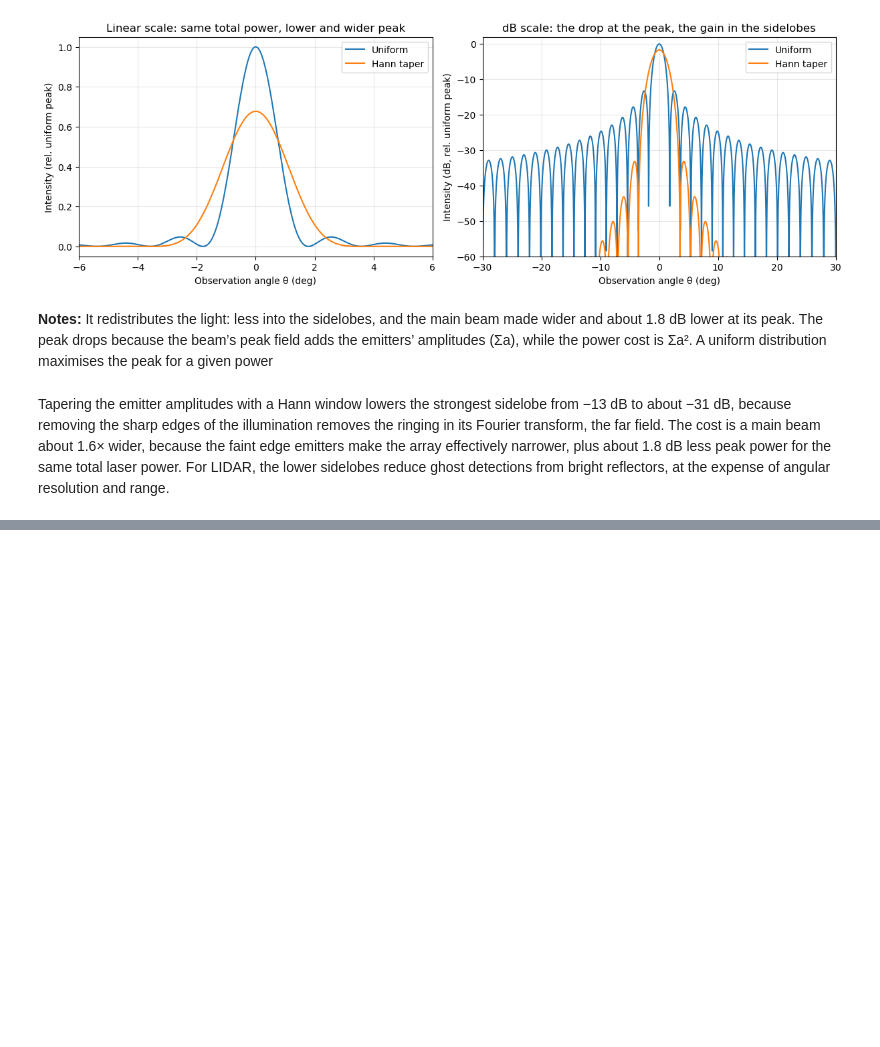
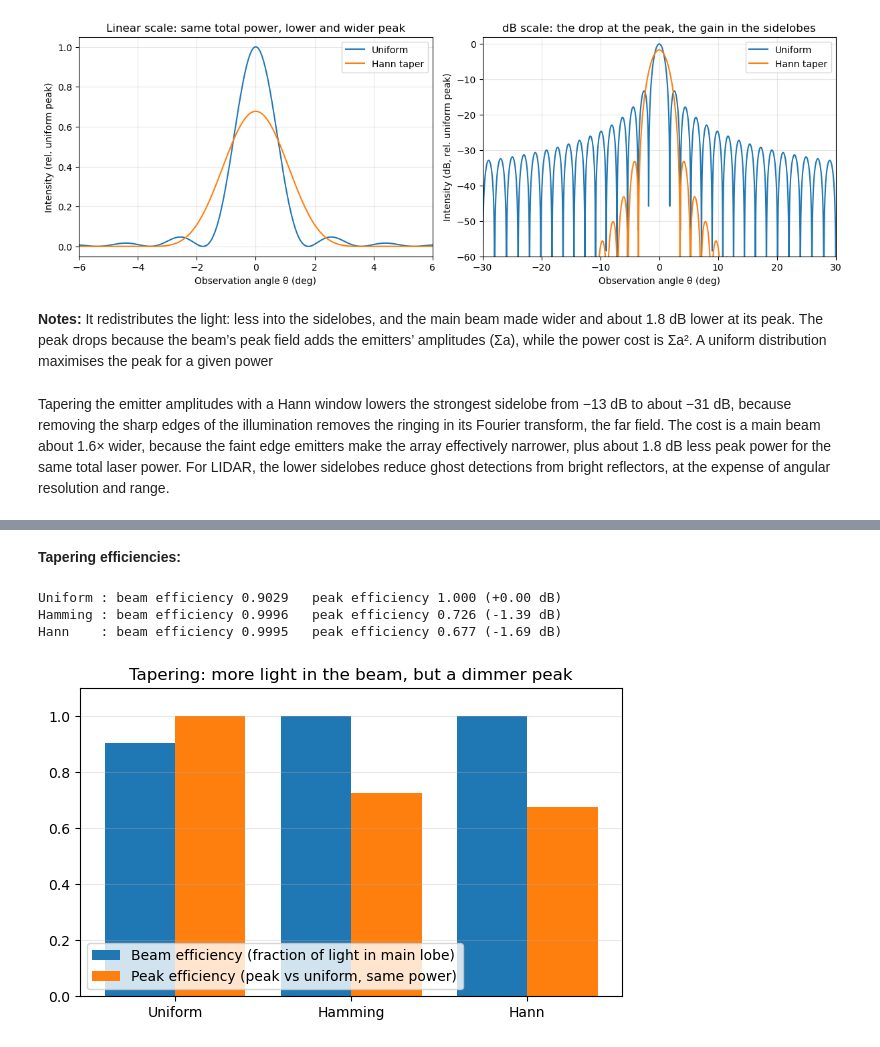
Before and after one commit to sidderz56/opa-beam-steering, a Jupyter notebook: 04_phase_errors.ipynb, the cells around one changed output, grey strips where cells are left out. Saved outputs shown, nothing was run; the diff lists cells and outputs as text; code cells hidden in the pictures; blank space fills up the shorter version.

```diff
--- a/04_phase_errors.ipynb
+++ b/04_phase_errors.ipynb
@@ -179,0 +212,36 @@ Tapering the emitter amplitudes with a Hann window lowers the strongest sidelobe
+# %% [markdown]
+**Tapering efficiencies:**
+# %%
+trap = lambda y, x: np.sum(0.5 * (y[1:] + y[:-1]) * np.diff(x))
+
+def beam_eff_own_lobe(pb):
+    """Beam efficiency with the main lobe taken out to its own first minima."""
+    u, I = pb["u"], pb["I"]
+    l = r = np.argmin(np.abs(u))                     # start at the beam centre (u = 0)
+    while r < len(I) - 1 and I[r + 1] < I[r]:        # walk right until intensity starts rising
+        r += 1
+    while l > 0 and I[l - 1] < I[l]:                 # walk left likewise
+        l -= 1
+    return trap(I[l:r + 1], u[l:r + 1]) / pb["total"]
+
+tapers = {"Uniform": np.ones(N), "Hamming": np.hamming(N), "Hann": np.hanning(N + 2)[1:-1]}
+names, beam_effs, peak_effs = [], [], []
+for name, a in tapers.items():
+    pb = power_budget(x64, wl, 0, amp=a)
+    beam = beam_eff_own_lobe(pb)
+    peak = np.sum(a) ** 2 / (N * np.sum(a ** 2))     # peak vs uniform, same total power
+    names.append(name); beam_effs.append(beam); peak_effs.append(peak)
+    print(f"{name:8s}: beam efficiency {beam:.4f}   peak efficiency {peak:.3f} ({10*np.log10(peak):+.2f} dB)")
+
+xpos = np.arange(len(names))
+fig, ax = plt.subplots(figsize=(7, 4))
+ax.bar(xpos - 0.2, beam_effs, 0.4, label="Beam efficiency (fraction of light in main lobe)")
+ax.bar(xpos + 0.2, peak_effs, 0.4, label="Peak efficiency (peak vs uniform, same power)")
+ax.set_xticks(xpos); ax.set_xticklabels(names); ax.set_ylim(0, 1.1)
+ax.set_title("Tapering: more light in the beam, but a dimmer peak")
+ax.legend(loc="lower left"); ax.grid(alpha=0.3, axis="y"); plt.show()
+# %% [output]
+Uniform : beam efficiency 0.9029   peak efficiency 1.000 (+0.00 dB)
+Hamming : beam efficiency 0.9996   peak efficiency 0.726 (-1.39 dB)
+Hann    : beam efficiency 0.9995   peak efficiency 0.677 (-1.69 dB)
+[figure, added]
```
Also changed, not shown: parts of 5 cells of this notebook, 1 other file.
